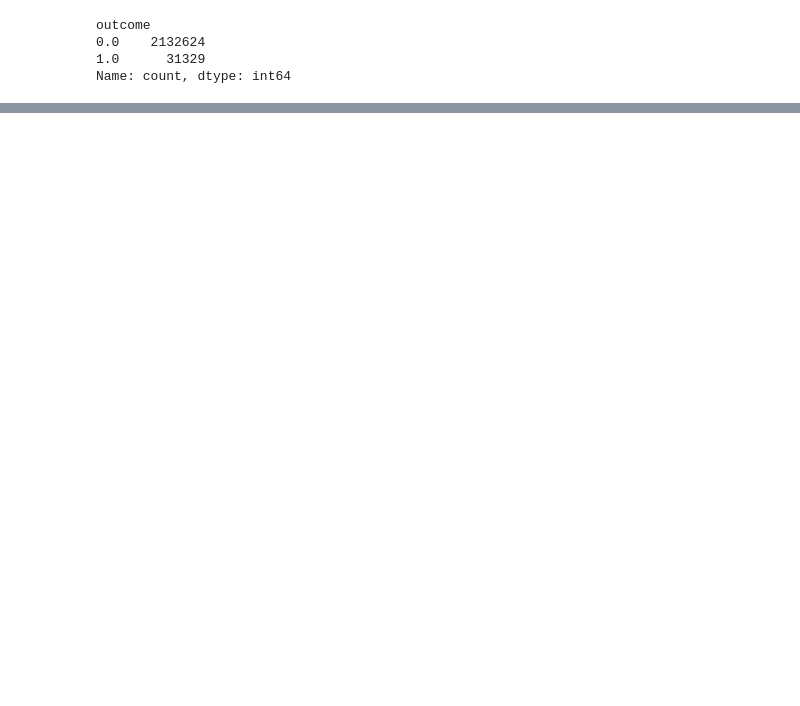
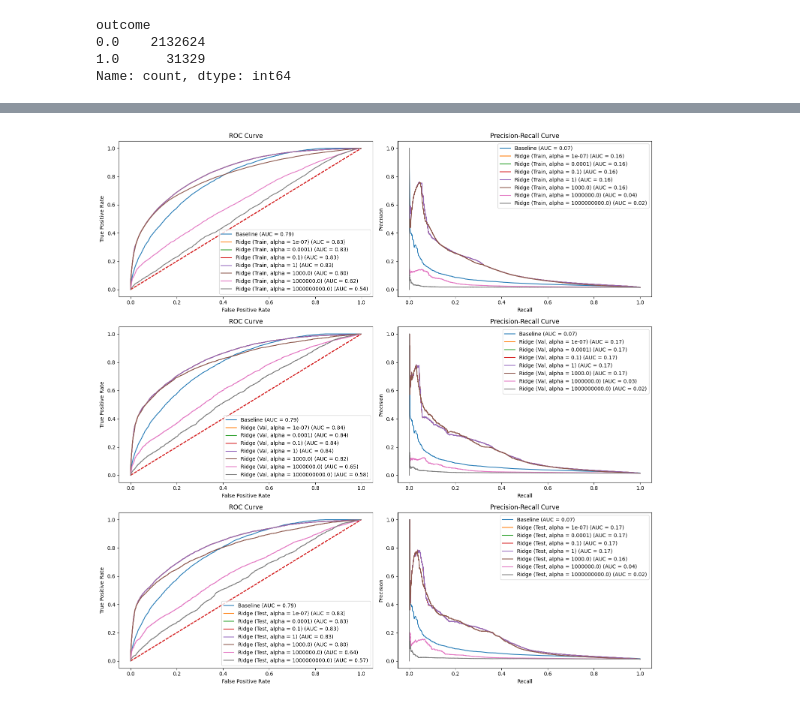
Before and after one commit to pamalo9/zrive-ds, a Jupyter notebook: src/module_3/TRD.ipynb, the cells around one changed output, grey strips where cells are left out. Cells and saved outputs as stored; diff of their text form; code cells hidden in the pictures; blank space fills up the shorter version.

Commit message:
Final functions for graphs and ridge model

```diff
--- a/src/module_3/TRD.ipynb
+++ b/src/module_3/TRD.ipynb
@@ -218,0 +225,12 @@ MODEL
+# %%
+# Take the numerical columns to train the model
+numeric_binary_cols = numerical_cols + binary_cols
+
+X_train = train_data[numeric_binary_cols]
+y_train = train_data[label_col]
+
+X_val = val_data[numeric_binary_cols]
+y_val = val_data[label_col]
+
+X_test = test_data[numeric_binary_cols]
+y_test = test_data[label_col]
@@ -218,0 +258,69 @@ MODEL
+# %%
+# Define some alphas
+alphas = [1e-7, 1e-4, 1e-1, 1, 1e3, 1e6, 1e9 ]
+
+#For the baseline
+y_true = val_data[label_col]
+y_probs = val_data['global_popularity']
+
+# Figure
+plt.figure(figsize=(15, 15))
+
+# I know that this is not an efficient way but It makes the view easier for me
+plt.subplot(3, 2, 1)
+plot_roc_curve(y_true, y_probs, 'Baseline')
+
+plt.subplot(3, 2, 2)
+plot_precision_recall_curve(y_true, y_probs, 'Baseline')
+
+plt.subplot(3, 2, 3)
+plot_roc_curve(y_true, y_probs, 'Baseline')
+
+plt.subplot(3, 2, 4)
+plot_precision_recall_curve(y_true, y_probs, 'Baseline')
+
+plt.subplot(3, 2, 5)
+plot_roc_curve(y_true, y_probs, 'Baseline')
+
+plt.subplot(3, 2, 6)
+plot_precision_recall_curve(y_true, y_probs, 'Baseline')
+
+for alpha in alphas:
+    # train the model
+    ridge_model = Ridge(alpha=alpha)
+    ridge_model.fit(X_train, y_train)
+
+    y_train_probs_ridge = ridge_model.predict(X_train)
+    y_val_probs_ridge = ridge_model.predict(X_val)
+    y_test_probs_ridge = ridge_model.predict(X_test)
+
+
+    # ROC for train
+    plt.subplot(3, 2, 1)
+    plot_roc_curve(y_train, y_train_probs_ridge, f'Ridge (Train, alpha = {alpha})')
+
+    # Precision-recall for train
+    plt.subplot(3, 2, 2)
+    plot_precision_recall_curve(y_train, y_train_probs_ridge, f'Ridge (Train, alpha = {alpha})')
+
+
+    # ROC for val
+    plt.subplot(3, 2, 3)
+    plot_roc_curve(y_val, y_val_probs_ridge, f'Ridge (Val, alpha = {alpha})')
+
+    # Precision-recall for val
+    plt.subplot(3, 2, 4)
+    plot_precision_recall_curve(y_val, y_val_probs_ridge, f'Ridge (Val, alpha = {alpha})')
+
+
+    # ROC for test
+    plt.subplot(3, 2, 5)
+    plot_roc_curve(y_test, y_test_probs_ridge, f'Ridge (Test, alpha = {alpha})')
+
+    # Precision-recall for test
+    plt.subplot(3, 2, 6)
+    plot_precision_recall_curve(y_test, y_test_probs_ridge, f'Ridge (Test, alpha = {alpha})')
+
+plt.tight_layout()
+# %% [output]
+[figure, added]
```
Also changed, not shown: parts of 9 cells of this notebook.
